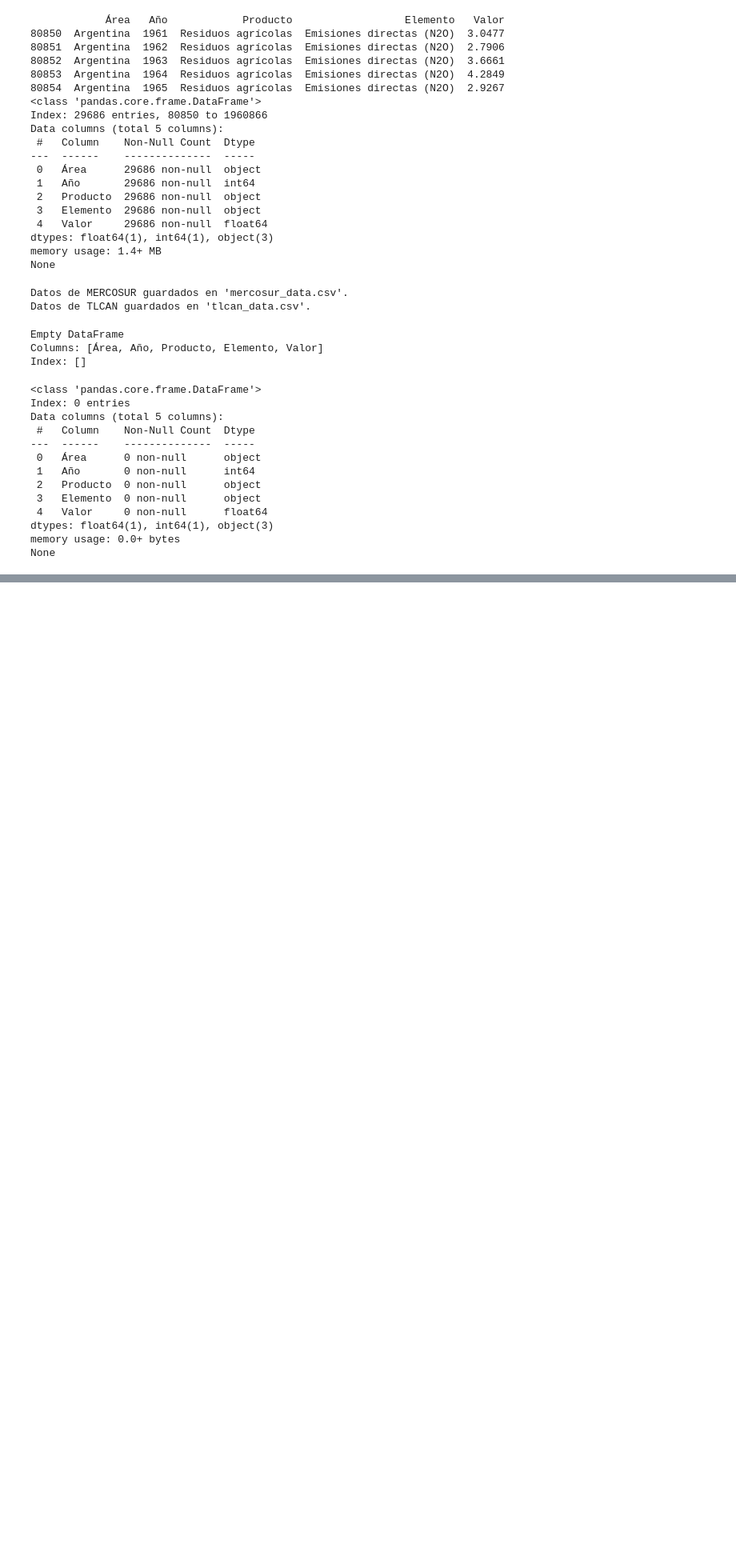
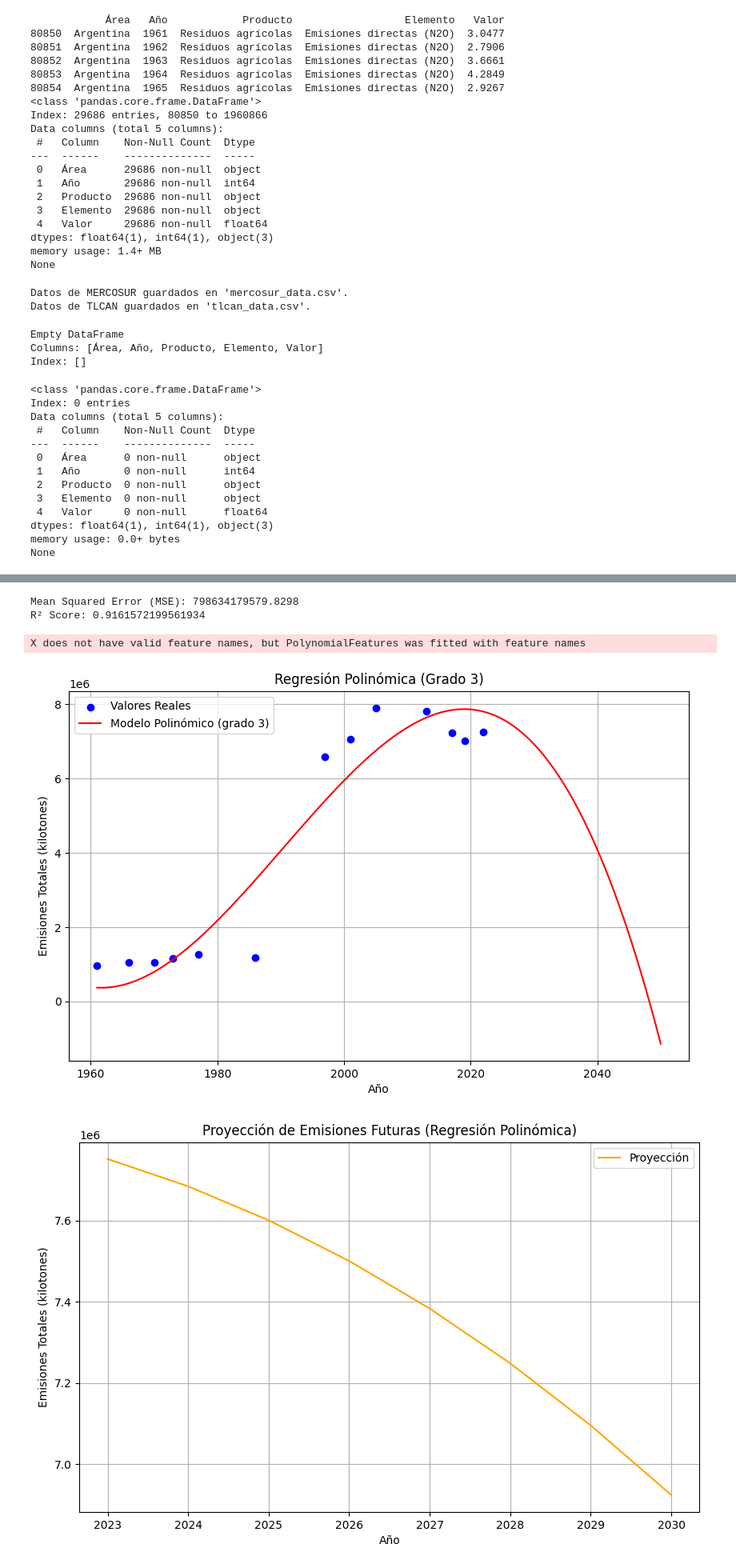
Before and after one commit to Danangellotti/Ciencia_de_Datos_UGR_24, a Jupyter notebook: FAO_OPTIMUS.ipynb, the cells around one changed output, grey strips where cells are left out. Shown at 80% size. Cells and saved outputs as stored; diff of their text form; code cells hidden in the pictures; blank space fills up the shorter version.

```diff
--- a/FAO_OPTIMUS.ipynb
+++ b/FAO_OPTIMUS.ipynb
@@ -412,0 +488,76 @@ None
+# %%
+# 1. Importar bibliotecas necesarias
+import pandas as pd
+import numpy as np
+import matplotlib.pyplot as plt
+from sklearn.preprocessing import PolynomialFeatures
+from sklearn.linear_model import LinearRegression
+from sklearn.model_selection import train_test_split
+from sklearn.metrics import mean_squared_error, r2_score
+
+# 2. Preparar los datos (usando el dataset filtrado de MERCOSUR)
+X = emisiones_mercosur[["Año"]]
+y = emisiones_mercosur["Valor"]
+
+# 3. Transformar los datos para incluir términos polinómicos
+grado_polinomio = 3  # Cambiar a 3 si quieres probar con cúbico
+poly = PolynomialFeatures(degree=grado_polinomio)
+X_poly = poly.fit_transform(X)
+
+# 4. Dividir el dataset en entrenamiento y prueba
+X_train, X_test, y_train, y_test = train_test_split(X_poly, y, test_size=0.2, random_state=42)
+
+# 5. Crear y entrenar el modelo de regresión polinómica
+model_poly = LinearRegression()
+model_poly.fit(X_train, y_train)
+
+# 6. Evaluar el modelo
+y_pred = model_poly.predict(X_test)
+mse_poly = mean_squared_error(y_test, y_pred)
+r2_poly = r2_score(y_test, y_pred)
+
+print(f"Mean Squared Error (MSE): {mse_poly}")
+print(f"R² Score: {r2_poly}")
+
+# 7. Visualizar los resultados
+plt.figure(figsize=(10, 6))
+
+# Graficar los valores reales
+plt.scatter(X_test[:, 1], y_test, color="blue", label="Valores Reales")
+
+# Graficar las predicciones del modelo
+X_range = np.linspace(X.min(), X.max(), 500).reshape(-1, 1)
+X_range_poly = poly.transform(X_range)
+y_range_pred = model_poly.predict(X_range_poly)
+plt.plot(X_range, y_range_pred, color="red", label=f"Modelo Polinómico (grado {grado_polinomio})")
+
+plt.title(f"Regresión Polinómica (Grado {grado_polinomio})")
+plt.xlabel("Año")
+plt.ylabel("Emisiones Totales (kilotones)")
+plt.legend()
+plt.grid(True)
+plt.show()
+
+# 8. Proyección futura
+futuro = pd.DataFrame({"Año": range(2023, 2031)})
+futuro_poly = poly.transform(futuro)
+futuro["Predicción"] = model_poly.predict(futuro_poly)
+
+# Visualizar proyección
+plt.figure(figsize=(10, 6))
+plt.plot(futuro["Año"], futuro["Predicción"], label="Proyección", color="orange")
+plt.title("Proyección de Emisiones Futuras (Regresión Polinómica)")
+plt.xlabel("Año")
+plt.ylabel("Emisiones Totales (kilotones)")
+plt.legend()
+plt.grid(True)
+plt.show()
+
+# Mostrar la tabla de proyecciones futuras
+print(futuro)
+# %% [output]
+Mean Squared Error (MSE): 798634179579.8298
+R² Score: 0.9161572199561934
+X does not have valid feature names, but PolynomialFeatures was fitted with feature names
+[figure, added]
+[figure, added]
```
Also changed, not shown: parts of 10 cells of this notebook.
